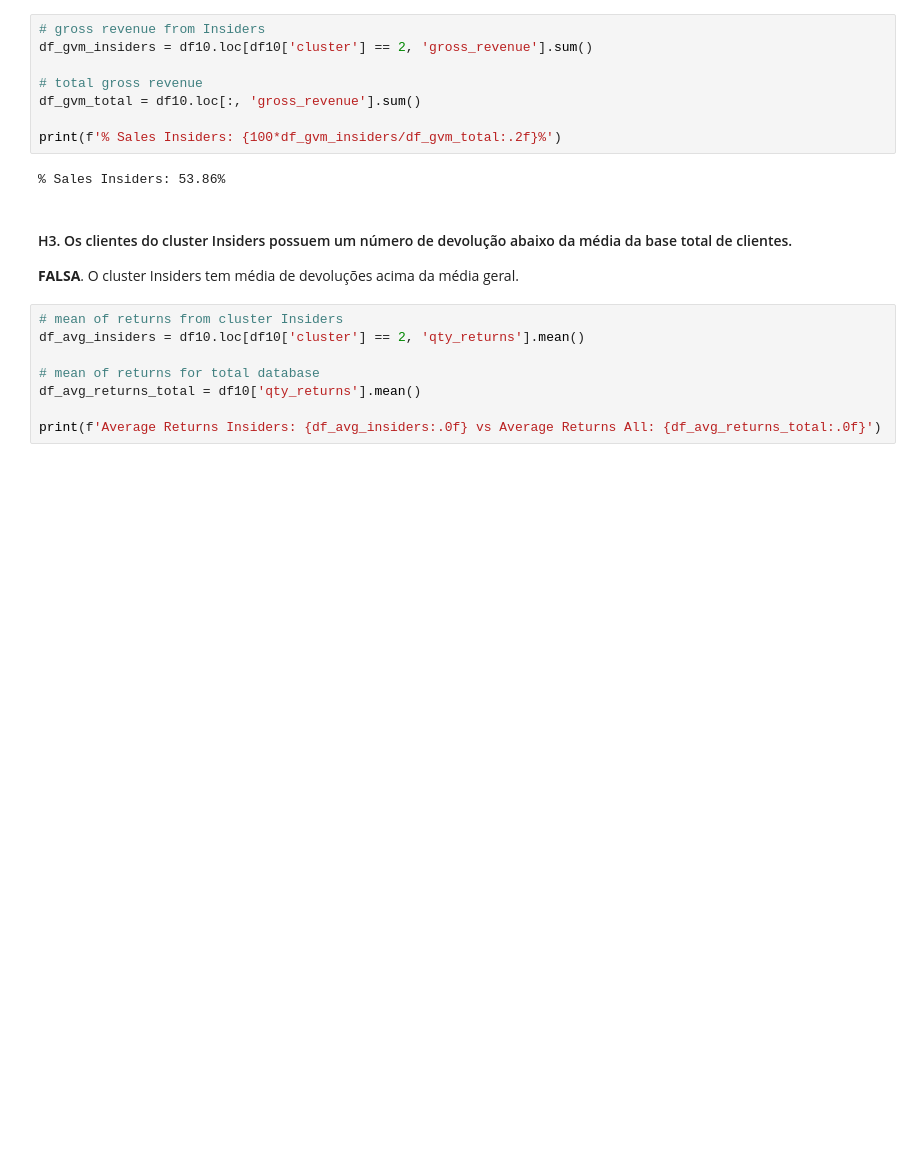
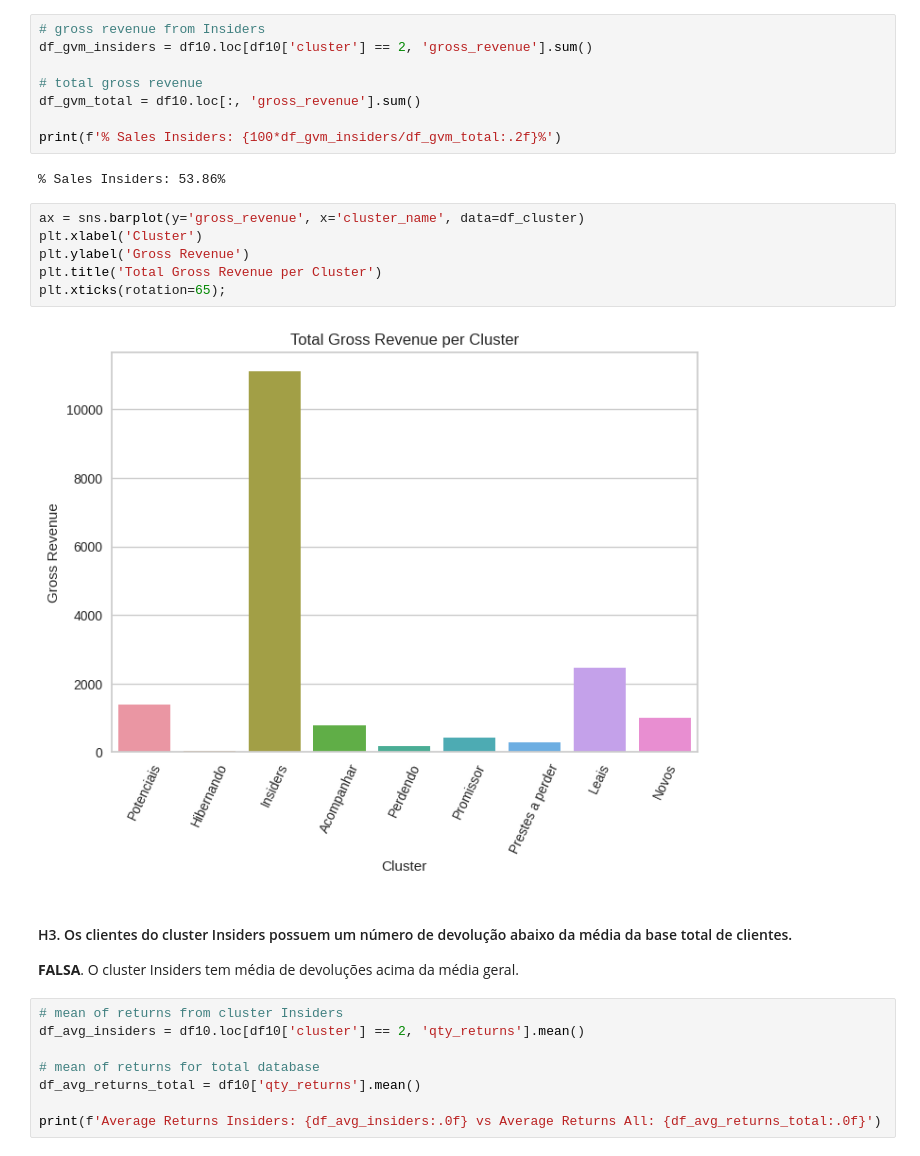
Before and after one commit to matheusventurads/loyalty-clustering-programm, a Jupyter notebook: notebooks/c10-mv-model-deploy.ipynb, the cells around one changed output. Cells and saved outputs as stored; diff of their text form; blank space fills up the shorter version.

```diff
--- a/notebooks/c10-mv-model-deploy.ipynb
+++ b/notebooks/c10-mv-model-deploy.ipynb
@@ -1547,6 +1566,14 @@ df_gvm_total = df10.loc[:, 'gross_revenue'].sum()
 print(f'% Sales Insiders: {100*df_gvm_insiders/df_gvm_total:.2f}%')
 # %% [output]
 % Sales Insiders: 53.86%
+# %%
+ax = sns.barplot(y='gross_revenue', x='cluster_name', data=df_cluster)
+plt.xlabel('Cluster')
+plt.ylabel('Gross Revenue')
+plt.title('Total Gross Revenue per Cluster')
+plt.xticks(rotation=65);
+# %% [output]
+[figure, added]
 # %% [markdown]
 #### H3. Os clientes do cluster Insiders possuem um número de devolução abaixo da média da base total de clientes.
 **FALSA**. O cluster Insiders tem média de devoluções acima da média geral.
```
Also changed, not shown: parts of 5 cells of this notebook, 1 other file.
